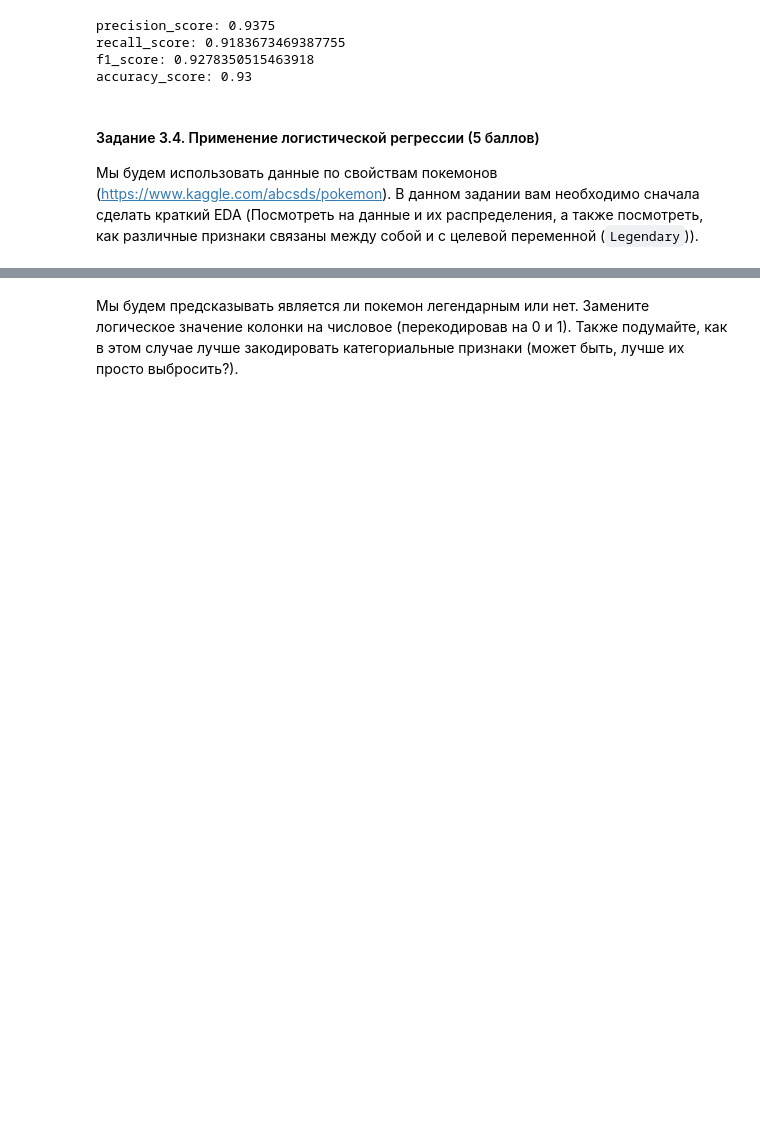
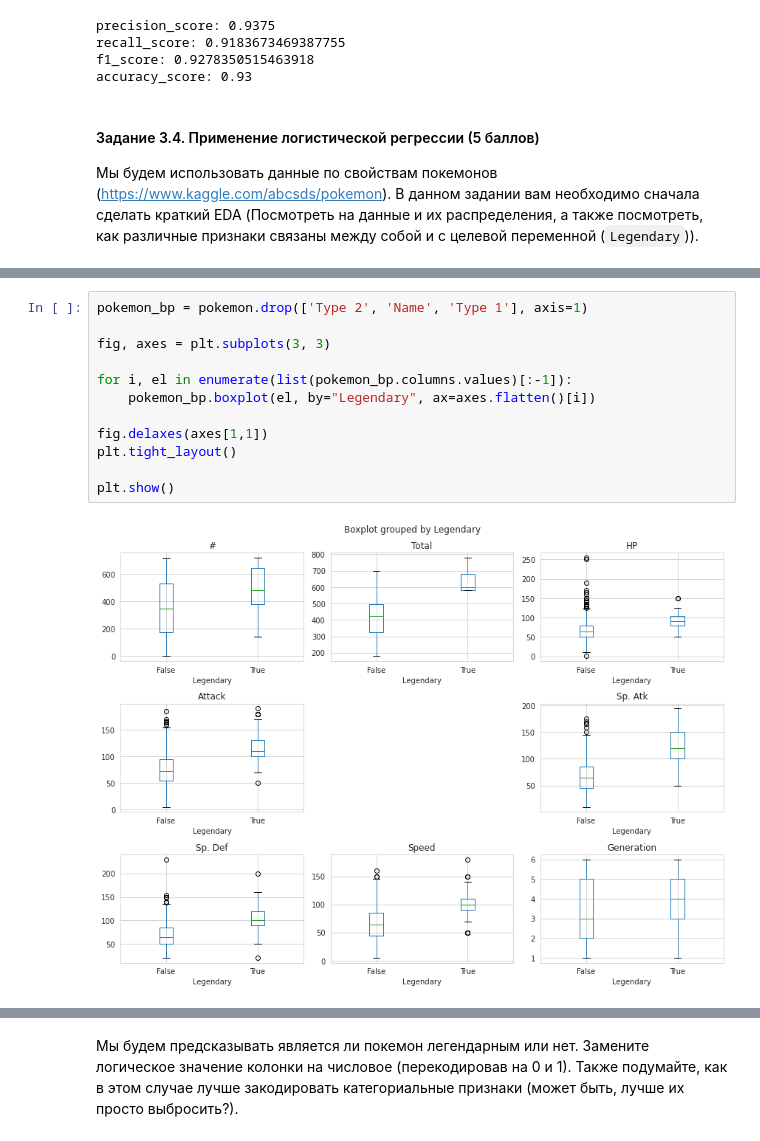
Before and after one commit to Freddsle/BI_ML_2021, a Jupyter notebook: l2_linmodels_GD/code/Linear_models.ipynb, the cells around one changed output, grey strips where cells are left out. Cells and saved outputs as stored; diff of their text form; blank space fills up the shorter version.

```diff
--- a/l2_linmodels_GD/code/Linear_models.ipynb
+++ b/l2_linmodels_GD/code/Linear_models.ipynb
@@ -1037,0 +1073,14 @@ pokemon.head()
+# %%
+pokemon_bp = pokemon.drop(['Type 2', 'Name', 'Type 1'], axis=1)
+
+fig, axes = plt.subplots(3, 3)
+
+for i, el in enumerate(list(pokemon_bp.columns.values)[:-1]):
+    pokemon_bp.boxplot(el, by="Legendary", ax=axes.flatten()[i])
+
+fig.delaxes(axes[1,1])
+plt.tight_layout()
+
+plt.show()
+# %% [output]
+[figure, added]
```
Also changed, not shown: parts of 94 cells of this notebook.
